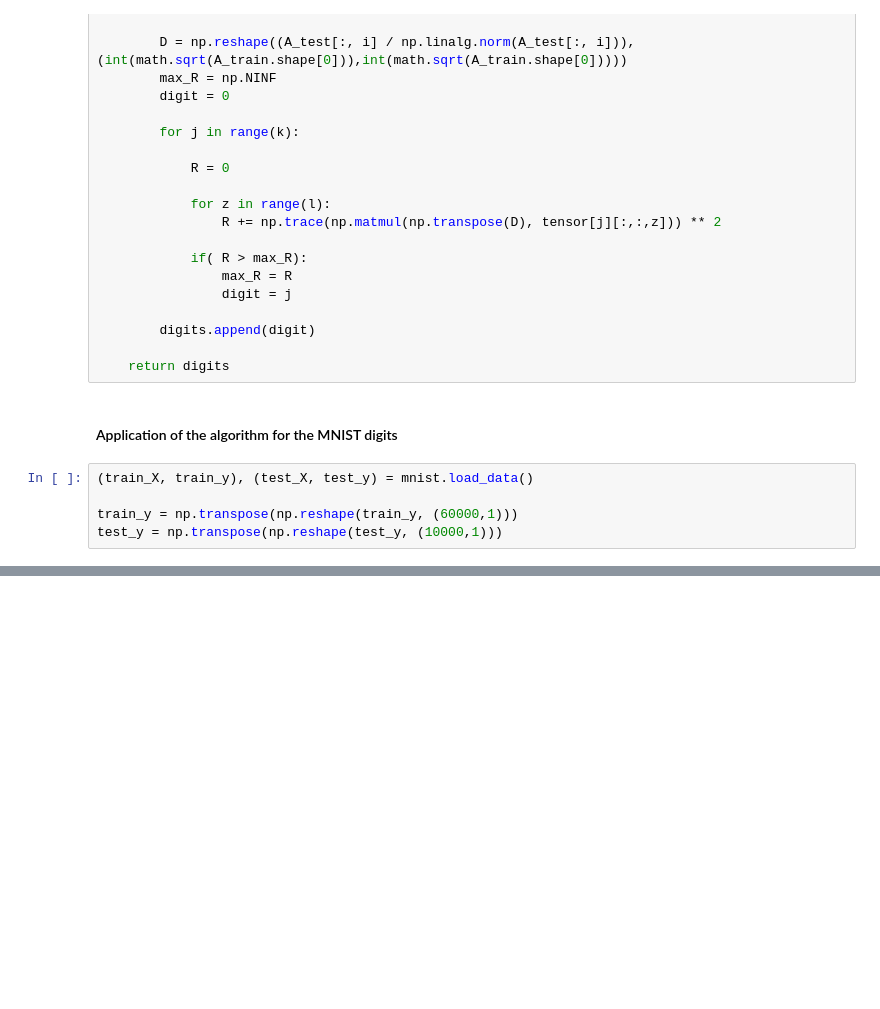
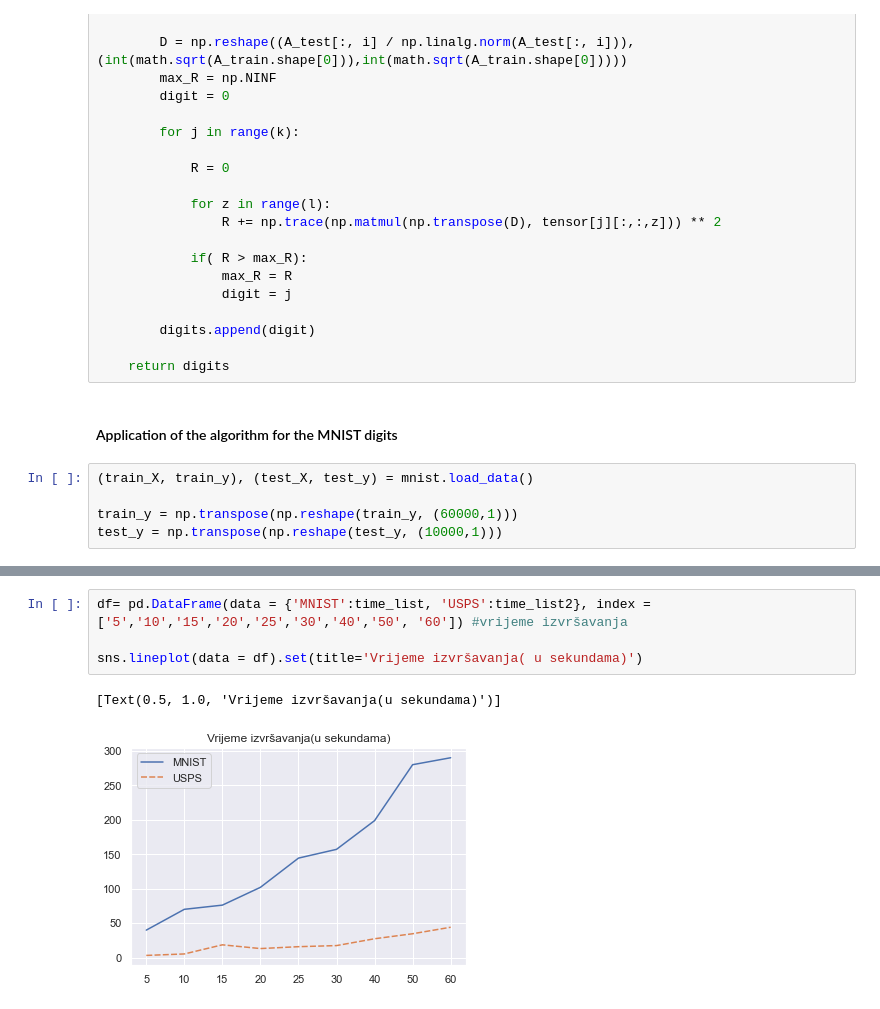
Before and after one commit to elladetic/USPP-2, a Jupyter notebook: Za predaju - FINAL/Algorithm_1.ipynb, the cells around one changed output, grey strips where cells are left out. Saved outputs shown, nothing was run; the diff lists cells and outputs as text; blank space fills up the shorter version.

```diff
--- a/Za predaju - FINAL/Algorithm_1.ipynb
+++ b/Za predaju - FINAL/Algorithm_1.ipynb
@@ -110,0 +130,7 @@ accuracy
+# %%
+df= pd.DataFrame(data = {'MNIST':time_list, 'USPS':time_list2}, index = ['5','10','15','20','25','30','40','50', '60']) #vrijeme izvršavanja
+
+sns.lineplot(data = df).set(title='Vrijeme izvršavanja( u sekundama)')
+# %% [output]
+[Text(0.5, 1.0, 'Vrijeme izvršavanja(u sekundama)')]
+[figure, added]
```
Also changed, not shown: parts of 7 cells of this notebook, 5 other files.
